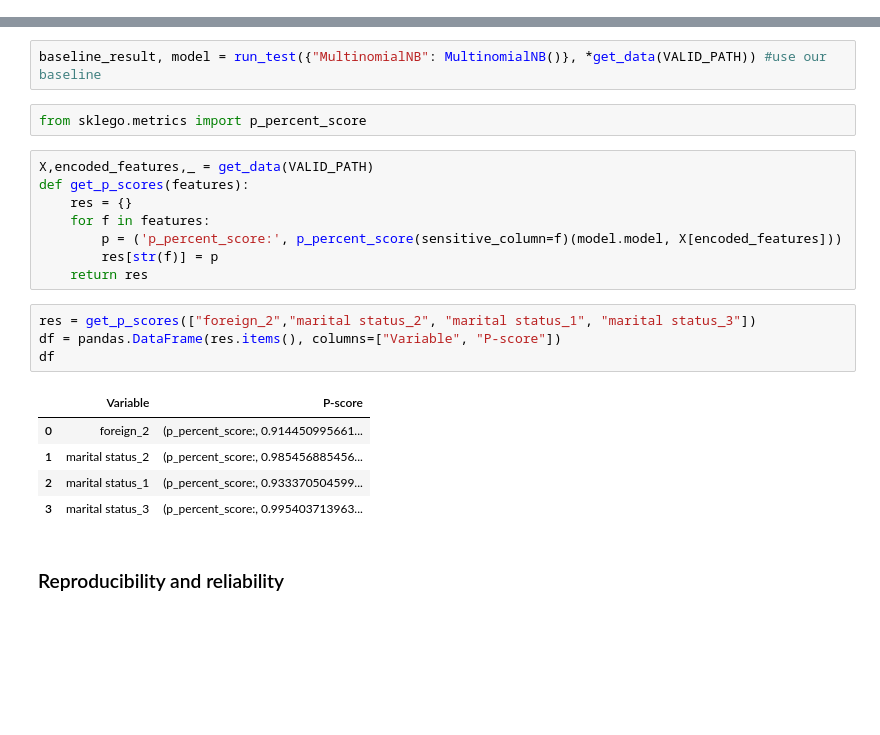
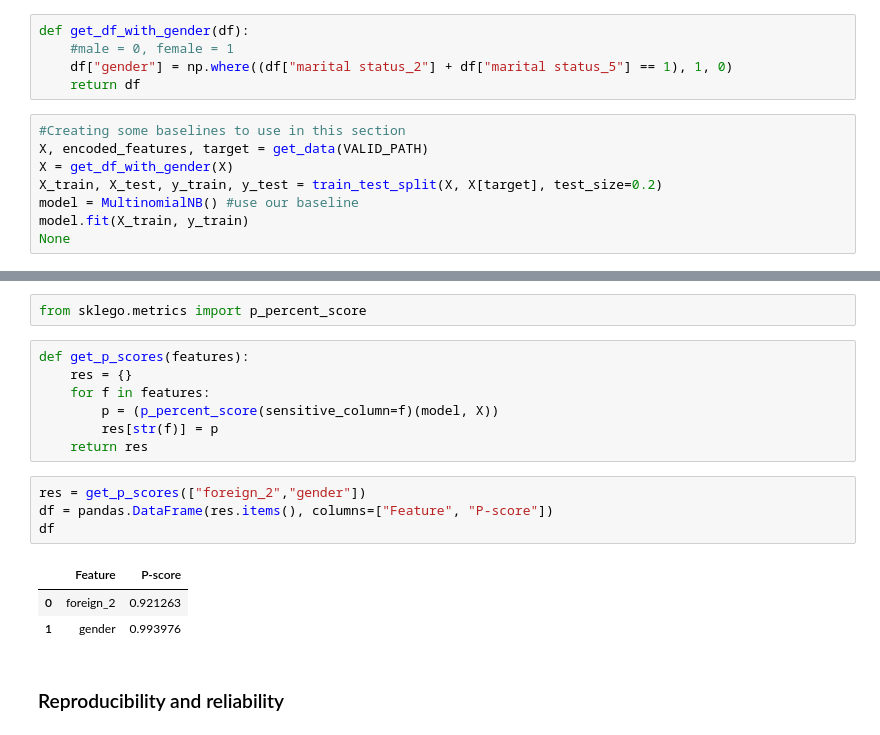
Before and after one commit to Adriyst/ml-society-science, a Jupyter notebook: report.ipynb, the cells around one changed output, grey strips where cells are left out. Drawn from its saved outputs; the diff is of its cells as text; blank space fills up the shorter version.

```diff
--- a/report.ipynb
+++ b/report.ipynb
@@ -490 +482,14 @@ The table above shows that our model performed better than the random banker mod
+# %%
+def get_df_with_gender(df):
+    #male = 0, female = 1
+    df["gender"] = np.where((df["marital status_2"] + df["marital status_5"] == 1), 1, 0)
+    return df
+# %%
+#Creating some baselines to use in this section
+X, encoded_features, target = get_data(VALID_PATH)
+X = get_df_with_gender(X)
+X_train, X_test, y_train, y_test = train_test_split(X, X[target], test_size=0.2)
+model = MultinomialNB() #use our baseline
+model.fit(X_train, y_train)
+None
 # %% [markdown]
@@ -504,25 +524,20 @@ Source (https://arxiv.org/abs/1507.05259)
-# %%
-baseline_result, model = run_test({"MultinomialNB": MultinomialNB()}, *get_data(VALID_PATH)) #use our baseline
 # %%
 from sklego.metrics import p_percent_score
 # %%
-X,encoded_features,_ = get_data(VALID_PATH)
 def get_p_scores(features):
     res = {}
     for f in features:
-        p = ('p_percent_score:', p_percent_score(sensitive_column=f)(model.model, X[encoded_features]))
+        p = (p_percent_score(sensitive_column=f)(model, X))
         res[str(f)] = p
     return res
 # %%
-res = get_p_scores(["foreign_2","marital status_2", "marital status_1", "marital status_3"])
-df = pandas.DataFrame(res.items(), columns=["Variable", "P-score"])
+res = get_p_scores(["foreign_2","gender"])
+df = pandas.DataFrame(res.items(), columns=["Feature", "P-score"])
 df
 # %% [output]
-|  | Variable | P-score |
-| 0 | foreign_2 | (p_percent_score:, 0.914450995661... |
-| 1 | marital status_2 | (p_percent_score:, 0.985456885456... |
-| 2 | marital status_1 | (p_percent_score:, 0.933370504599... |
-| 3 | marital status_3 | (p_percent_score:, 0.995403713963... |
+|  | Feature | P-score |
+| 0 | foreign_2 | 0.921263 |
+| 1 | gender | 0.993976 |
 # %% [markdown]
 ### Reproducibility and reliability <a id="reproduce"></a>
 # %% [markdown]
```
Also changed, not shown: parts of 14 cells of this notebook.
